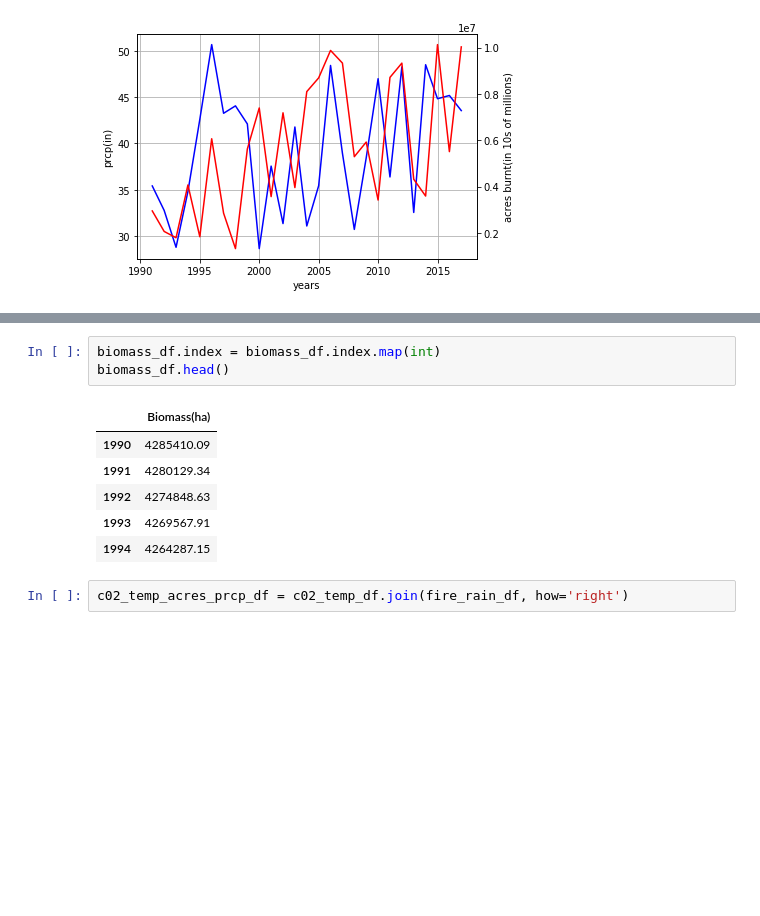
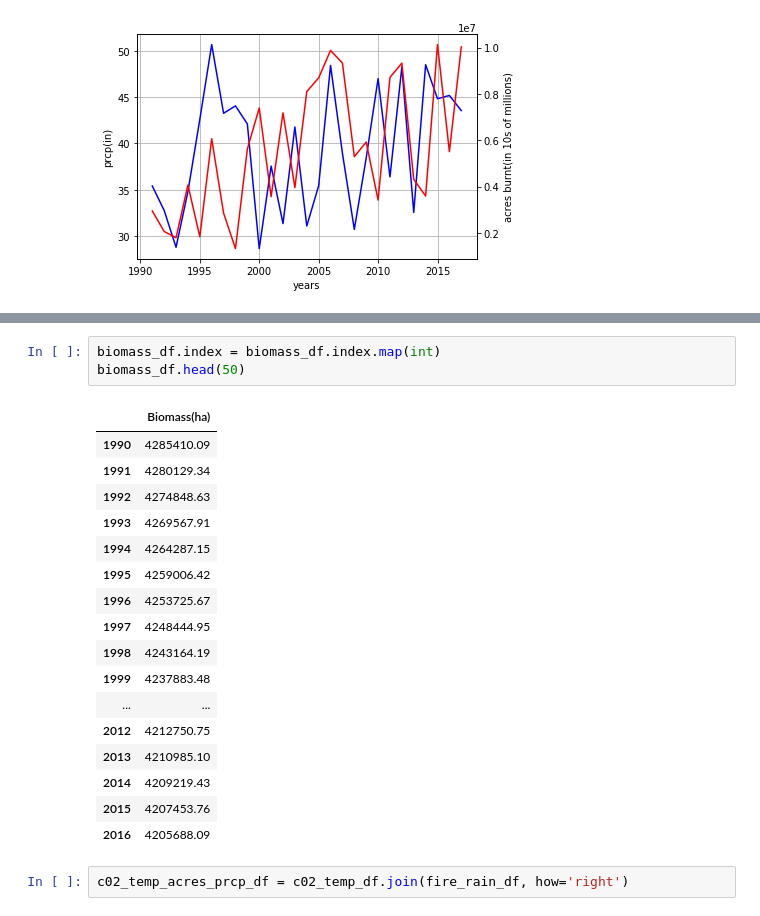
Before and after one commit to weaslexr5/GlobalWarmingProject, a Jupyter notebook: Project1_data_analysis.ipynb, the cells around one changed output, grey strips where cells are left out. Drawn from its saved outputs; the diff is of its cells as text; blank space fills up the shorter version.

```diff
--- a/Project1_data_analysis.ipynb
+++ b/Project1_data_analysis.ipynb
@@ -248,13 +271,24 @@ fire_rain_df['acres'].corr(fire_rain_df['Prcp'])
 # %%
 biomass_df.index = biomass_df.index.map(int)
-biomass_df.head()
+biomass_df.head(50)
 # %% [output]
 |  | Biomass(ha) |
 | 1990 | 4285410.09 |
 | 1991 | 4280129.34 |
 | 1992 | 4274848.63 |
 | 1993 | 4269567.91 |
 | 1994 | 4264287.15 |
+| 1995 | 4259006.42 |
+| 1996 | 4253725.67 |
+| 1997 | 4248444.95 |
+| 1998 | 4243164.19 |
+| 1999 | 4237883.48 |
+| ... | ... |
+| 2012 | 4212750.75 |
+| 2013 | 4210985.10 |
+| 2014 | 4209219.43 |
+| 2015 | 4207453.76 |
+| 2016 | 4205688.09 |
 # %%
 c02_temp_acres_prcp_df = c02_temp_df.join(fire_rain_df, how='right')
 # %%
```
Also changed, not shown: parts of 10 cells of this notebook, 16 other files.
